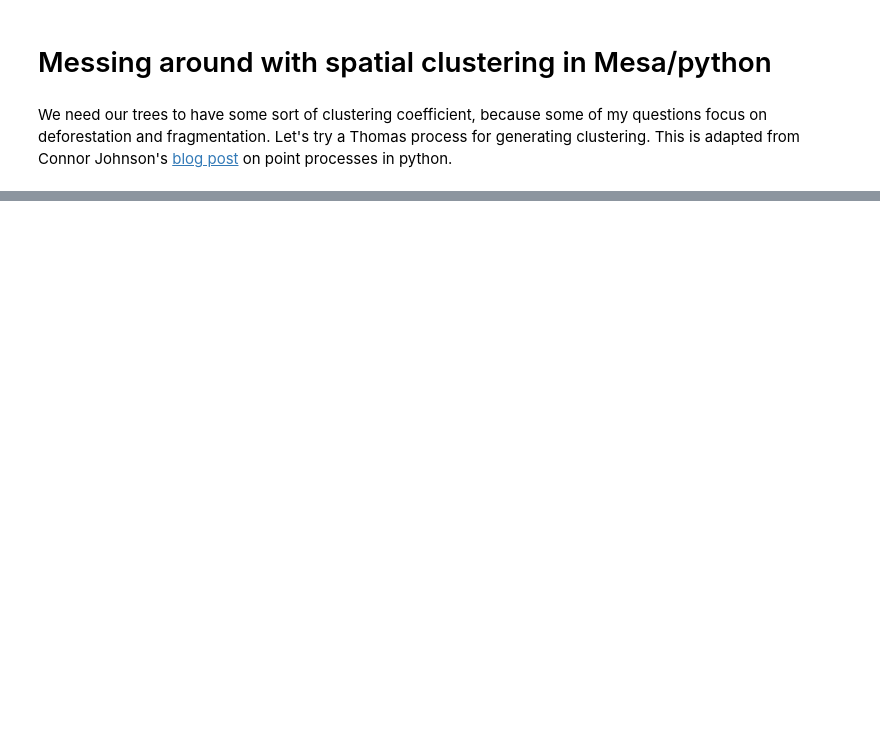
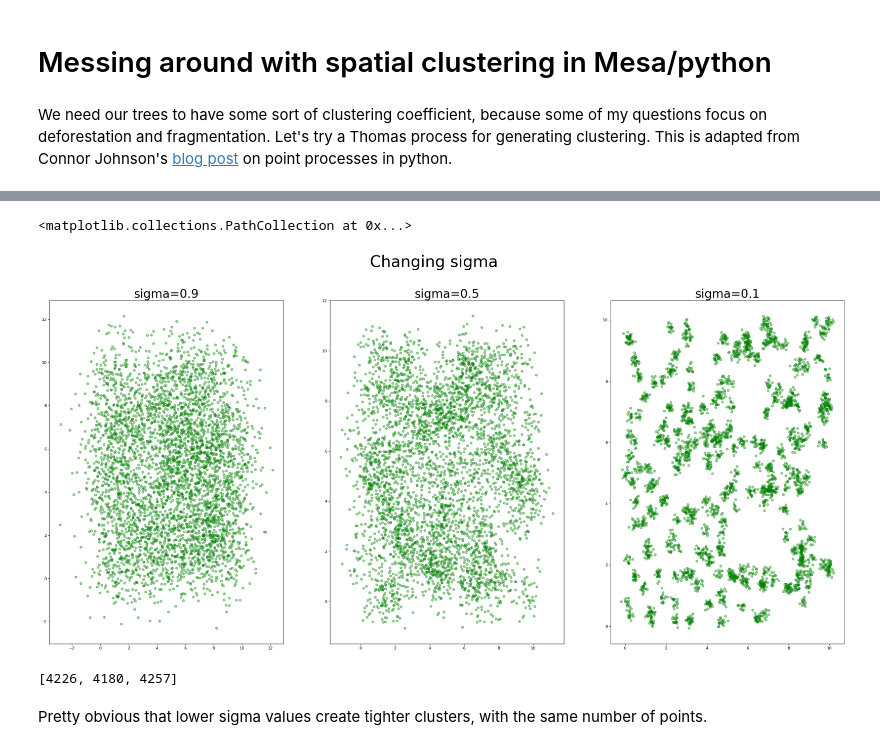
Before and after one commit to danchurch/FA_ABM, a Jupyter notebook: clustering.ipynb, the cells around one changed output, grey strips where cells are left out. Saved outputs shown, nothing was run; the diff lists cells and outputs as text; code cells hidden in the pictures; blank space fills up the shorter version.

```diff
--- a/clustering.ipynb
+++ b/clustering.ipynb
@@ -93,0 +126,28 @@ plt.show()
+# %%
+b1 = ThomasPP(kappa=2, sigma=0.9, mu=20, Dx=10)
+b2 = ThomasPP(kappa=2, sigma=0.5, mu=20, Dx=10)
+b3 = ThomasPP(kappa=2, sigma=0.1, mu=20, Dx=10)
+# %%
+fig=plt.figure(figsize=(36, 16), dpi= 80, facecolor='w', edgecolor='k')
+fig.suptitle("Changing sigma", fontsize=40)
+
+plt.subplot(131)
+plt.title("sigma=0.9", fontsize=30)
+plt.scatter(b1[0],b1[1], c='g', alpha = 0.4)
+plt.subplot(132)
+plt.title("sigma=0.5", fontsize=30)
+plt.scatter(b2[0],b2[1], c='g', alpha = 0.4)
+plt.subplot(133)
+plt.title("sigma=0.1", fontsize=30)
+plt.scatter(b3[0],b3[1], c='g', alpha = 0.4)
+# %% [output]
+<matplotlib.collections.PathCollection at 0x...>
+[figure, added]
+# %%
+[len(b1[0]),
+len(b2[0]),
+len(b3[0])]
+# %% [output]
+[4226, 4180, 4257]
+# %% [markdown]
+Pretty obvious that lower sigma values create tighter clusters, with the same number of points.
```
Also changed, not shown: parts of 18 cells of this notebook.
